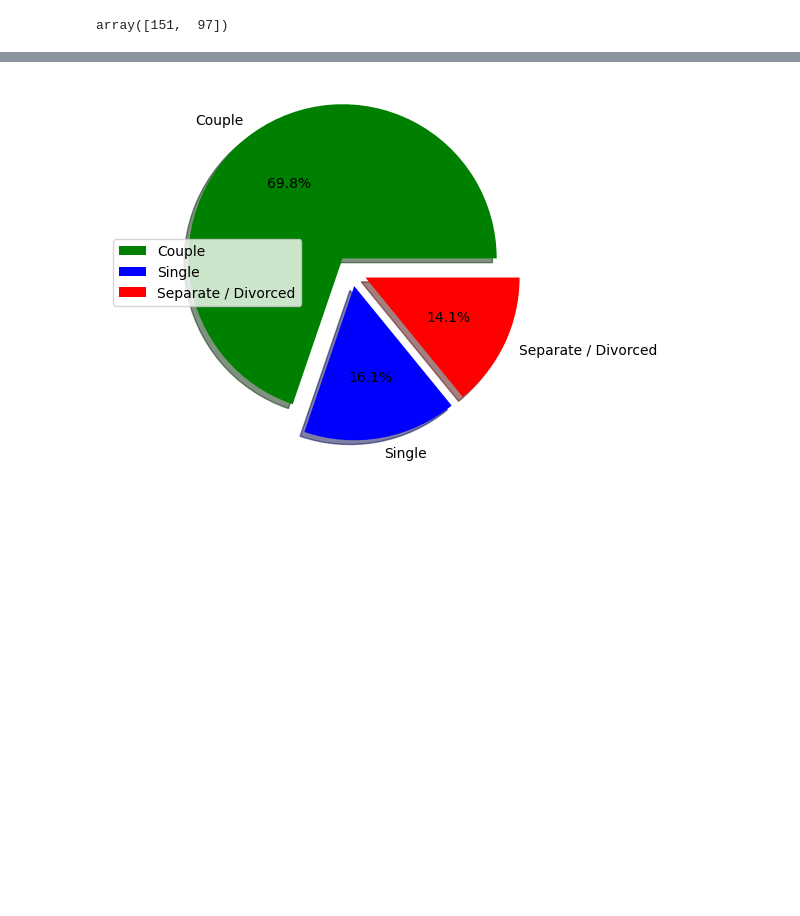
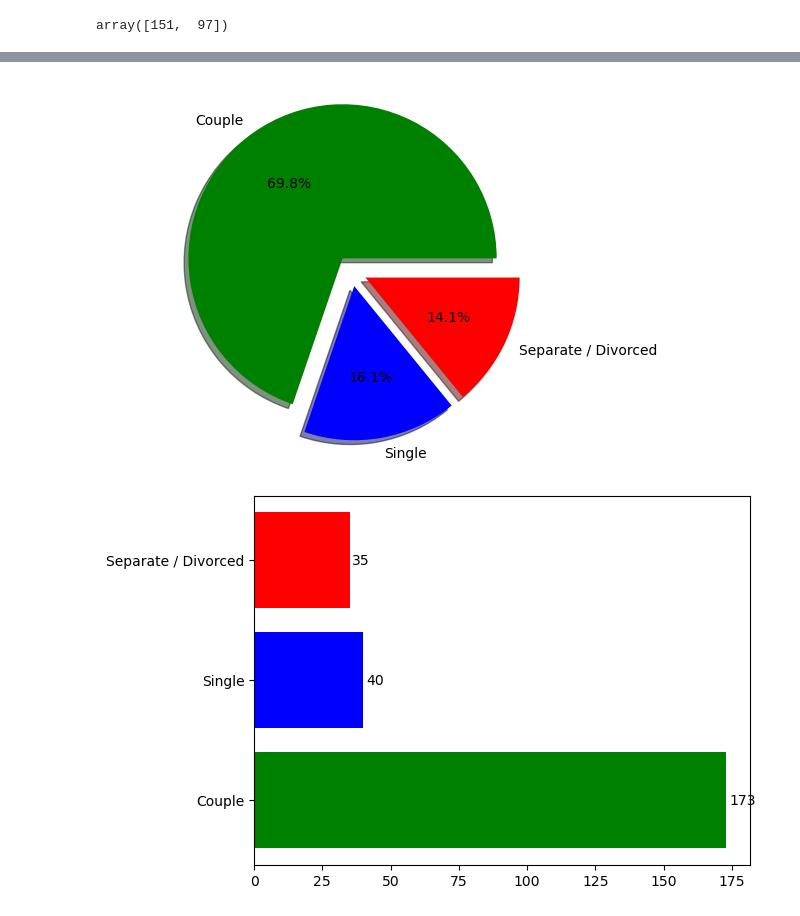
Before and after one commit to Fulin-ZHANG/EM-Lyon, a Jupyter notebook: Week3_Intro_ML/Session 5.ipynb, the cells around one changed output, grey strips where cells are left out. Cells and saved outputs as stored; diff of their text form; code cells hidden in the pictures; blank space fills up the shorter version.

```diff
--- a/Week3_Intro_ML/Session 5.ipynb
+++ b/Week3_Intro_ML/Session 5.ipynb
@@ -181,8 +182,20 @@ def pie_chart(col, map, explode, colors):
     ax.pie(size, labels=label, explode = explode, shadow=True, colors = colors, autopct='%1.1f%%', startangle=0)
 
     plt.axis('equal')
-    plt.legend(label, loc='best')
+    # plt.legend(label, loc='best')
     plt.show()
+# %%
+def bar_chart(col, map, colors):
+
+    col = col.map(map)
+
+    labels = col.value_counts().index
+    sizes = col.value_counts().values
+
+    plt.barh(labels, sizes, color = colors)
+    for i, v in enumerate(sizes):
+        plt.text(v + 1, i, str(v), color='black', va='center')
+    plt.show()
 # %%
 # 创建映射字典
 map = {1: 'Male', 2: 'Female'}
@@ -201,7 +218,9 @@ pie_chart(df['education'], map, explode, colors)
 # %%
 map = {1:'Single', 2:'Separate / Divorced', 3:'Couple'}
 explode = (0.1, 0.1, 0.1)
 colors = ['green', 'blue', 'red']
 pie_chart(df['famstatus'], map, explode, colors)
+bar_chart(df['famstatus'], map)
 # %% [output]
-[figure, old version]
+[figure, new version]
+[figure, added]
```
Also changed, not shown: parts of 12 cells of this notebook, 1 other file.
